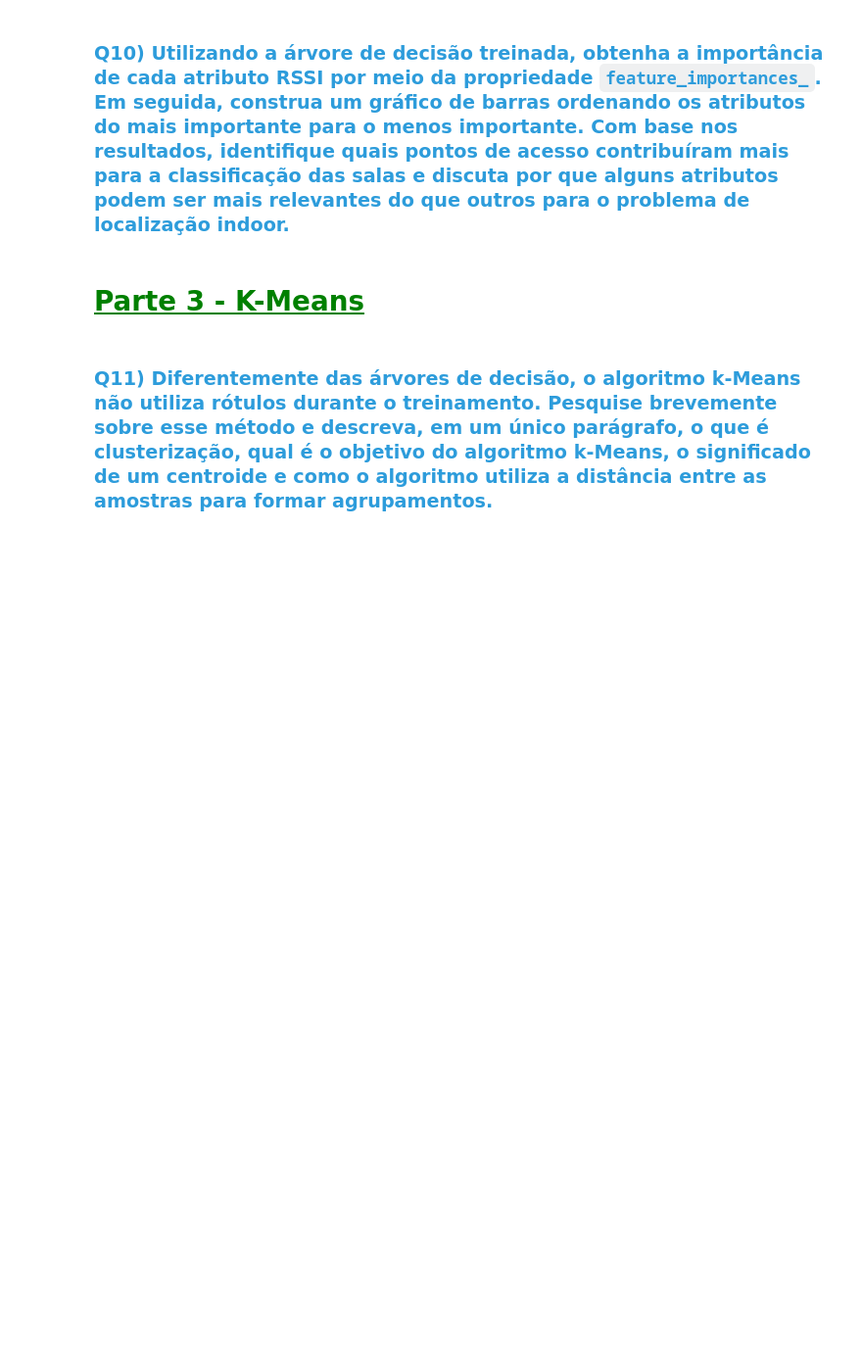
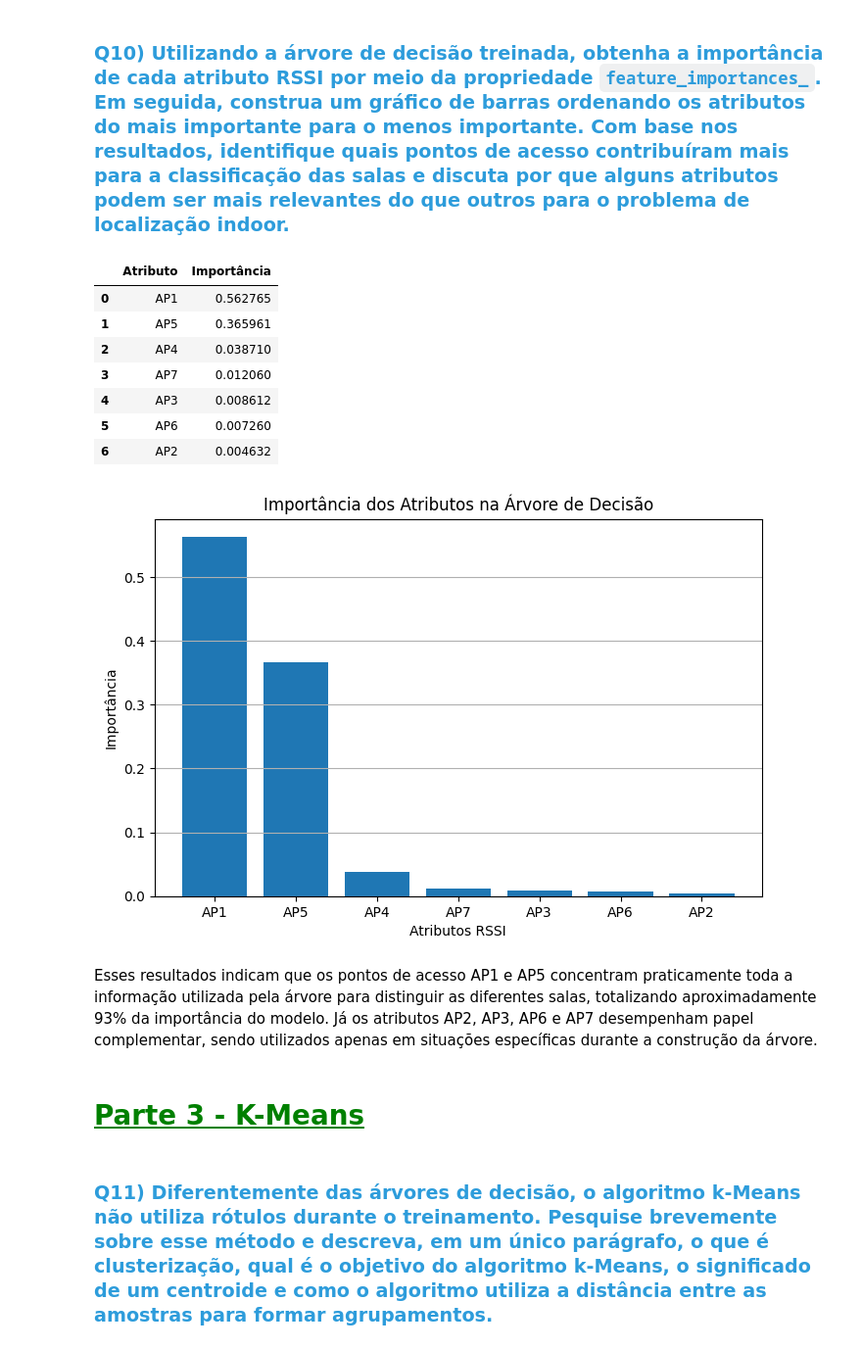
Before and after one commit to AntonioF2/C318, a Jupyter notebook: C318_2026_1_Atividade_06_231.ipynb, the cells around one changed output. Shown at 98% size. Saved outputs shown, nothing was run; the diff lists cells and outputs as text; code cells hidden in the pictures; blank space fills up the shorter version.

```diff
--- a/C318_2026_1_Atividade_06_231.ipynb
+++ b/C318_2026_1_Atividade_06_231.ipynb
@@ -223,5 +397,40 @@ As árvores de decisão são algoritmos de aprendizado supervisionado utilizados
 # %% [markdown]
 ### <font color='#2D9CDB'>Q10) Utilizando a árvore de decisão treinada, obtenha a importância de cada atributo RSSI por meio da propriedade `feature_importances_`. Em seguida, construa um gráfico de barras ordenando os atributos do mais importante para o menos importante. Com base nos resultados, identifique quais pontos de acesso contribuíram mais para a classificação das salas e discuta por que alguns atributos podem ser mais relevantes do que outros para o problema de localização indoor.</font>
+# %%
+# Importância dos atributos
+importancias = pd.DataFrame({
+    "Atributo": X.columns,
+    "Importância": dt.feature_importances_
+})
+
+# Ordenar do mais importante para o menos importante
+importancias = importancias.sort_values(
+    by="Importância",
+    ascending=False
+).reset_index(drop=True)
+
+display(importancias)
+
+# Gráfico de barras
+plt.figure(figsize=(8,5))
+plt.bar(importancias["Atributo"], importancias["Importância"])
+plt.xlabel("Atributos RSSI")
+plt.ylabel("Importância")
+plt.title("Importância dos Atributos na Árvore de Decisão")
+plt.grid(axis="y")
+plt.show()
+# %% [output]
+|  | Atributo | Importância |
+| 0 | AP1 | 0.562765 |
+| 1 | AP5 | 0.365961 |
+| 2 | AP4 | 0.038710 |
+| 3 | AP7 | 0.012060 |
+| 4 | AP3 | 0.008612 |
+| 5 | AP6 | 0.007260 |
+| 6 | AP2 | 0.004632 |
+[figure, added]
+# %% [markdown]
+Esses resultados indicam que os pontos de acesso AP1 e AP5 concentram praticamente toda a informação utilizada pela árvore para distinguir as diferentes salas, totalizando aproximadamente 93% da importância do modelo. Já os atributos AP2, AP3, AP6 e AP7 desempenham papel complementar, sendo utilizados apenas em situações específicas durante a construção da árvore.
 # %% [markdown]
 # <font color='green'><u><b>Parte 3 - K-Means</b></u></font>
 # %% [markdown]
```
Also changed, not shown: parts of 26 cells of this notebook.
